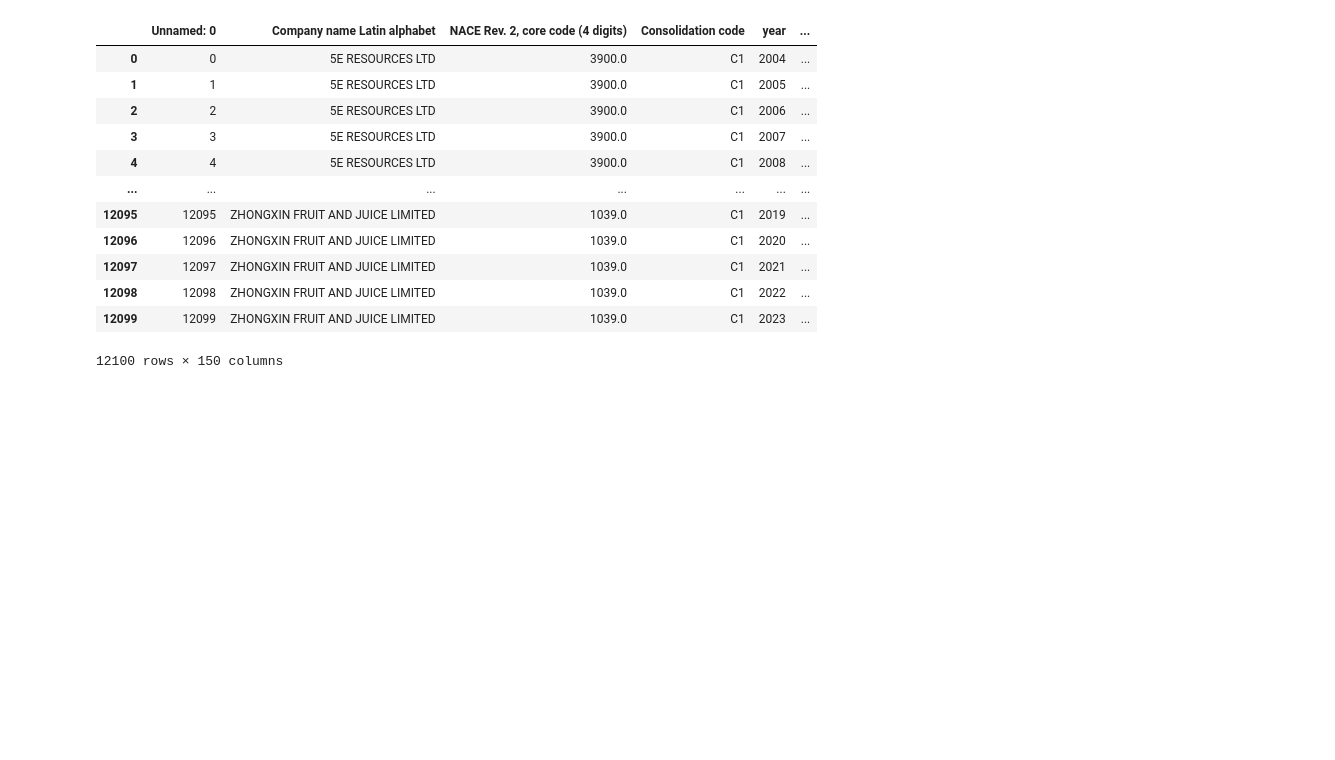
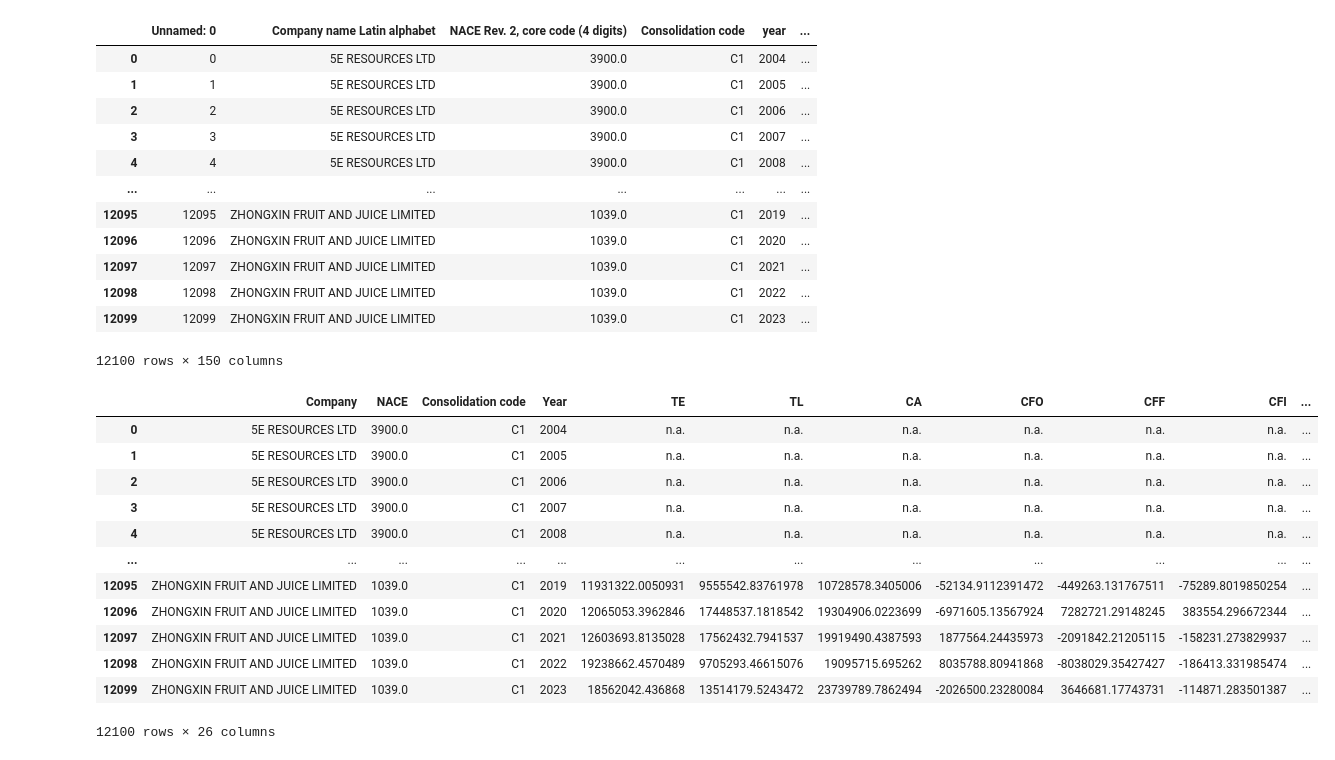
Before and after one commit to yungqiyang/sgx_panel_data_analysis, a Jupyter notebook: sgx_data_cleaning.ipynb, the cells around one changed output. Drawn from its saved outputs; the diff is of its cells as text; code cells hidden in the pictures; blank space fills up the shorter version.

```diff
--- a/sgx_analysis.ipynb
+++ b/sgx_data_cleaning.ipynb
@@ -132,3 +130,23 @@ colname_mapping = {
 }
 
 sgx = sgx.rename(columns = colname_mapping)
+# %%
+sgx = sgx.set_index(["Company", "NACE", "Consolidation code", "Year"])
+sgx = sgx.groupby(level= "Company", as_index= False).apply(lambda x: x.dropna(how= "all"))
+sgx = sgx.droplevel(level= 0).reset_index()
+
+sgx
+# %% [output]
+|  | Company | NACE | Consolidation code | Year | TE | TL | CA | CFO | CFF | CFI | ... |
+| 0 | 5E RESOURCES LTD | 3900.0 | C1 | 2004 | n.a. | n.a. | n.a. | n.a. | n.a. | n.a. | ... |
+| 1 | 5E RESOURCES LTD | 3900.0 | C1 | 2005 | n.a. | n.a. | n.a. | n.a. | n.a. | n.a. | ... |
+| 2 | 5E RESOURCES LTD | 3900.0 | C1 | 2006 | n.a. | n.a. | n.a. | n.a. | n.a. | n.a. | ... |
+| 3 | 5E RESOURCES LTD | 3900.0 | C1 | 2007 | n.a. | n.a. | n.a. | n.a. | n.a. | n.a. | ... |
+| 4 | 5E RESOURCES LTD | 3900.0 | C1 | 2008 | n.a. | n.a. | n.a. | n.a. | n.a. | n.a. | ... |
+| ... | ... | ... | ... | ... | ... | ... | ... | ... | ... | ... | ... |
+| 12095 | ZHONGXIN FRUIT AND JUICE LIMITED | 1039.0 | C1 | 2019 | 11931322.0050931 | 9555542.83761978 | 10728578.3405006 | -52134.9112391472 | -449263.131767511 | -75289.8019850254 | ... |
+| 12096 | ZHONGXIN FRUIT AND JUICE LIMITED | 1039.0 | C1 | 2020 | 12065053.3962846 | 17448537.1818542 | 19304906.0223699 | -6971605.13567924 | 7282721.29148245 | 383554.296672344 | ... |
+| 12097 | ZHONGXIN FRUIT AND JUICE LIMITED | 1039.0 | C1 | 2021 | 12603693.8135028 | 17562432.7941537 | 19919490.4387593 | 1877564.24435973 | -2091842.21205115 | -158231.273829937 | ... |
+| 12098 | ZHONGXIN FRUIT AND JUICE LIMITED | 1039.0 | C1 | 2022 | 19238662.4570489 | 9705293.46615076 | 19095715.695262 | 8035788.80941868 | -8038029.35427427 | -186413.331985474 | ... |
+| 12099 | ZHONGXIN FRUIT AND JUICE LIMITED | 1039.0 | C1 | 2023 | 18562042.436868 | 13514179.5243472 | 23739789.7862494 | -2026500.23280084 | 3646681.17743731 | -114871.283501387 | ... |
+12100 rows × 26 columns
```
Also changed, not shown: parts of 7 cells of this notebook, 3 other files.
